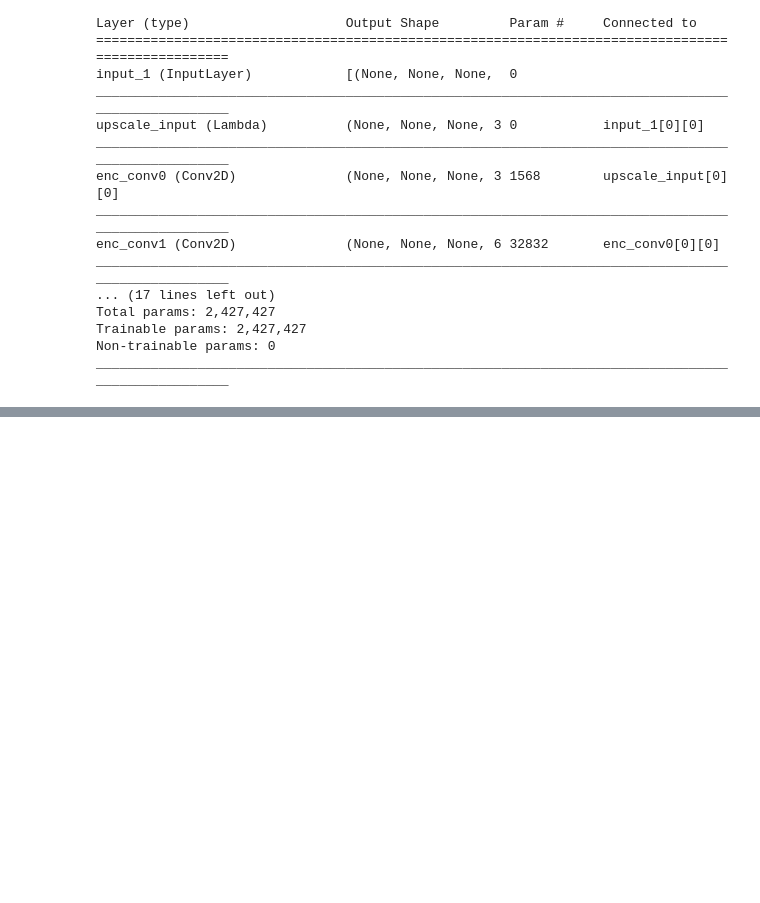
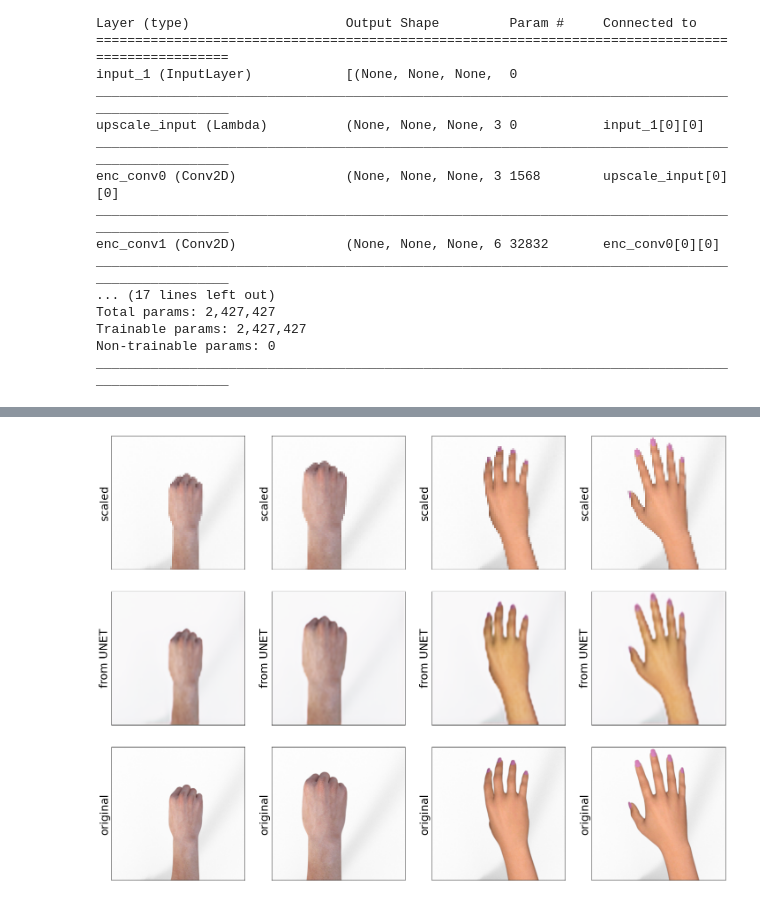
Before and after one commit to saahiluppal/image_super_resolution, a Jupyter notebook: super_res.ipynb, the cells around one changed output, grey strips where cells are left out. Cells and saved outputs as stored; diff of their text form; code cells hidden in the pictures; blank space fills up the shorter version.

Commit message:
done with unet

```diff
--- a/super_res.ipynb
+++ b/super_res.ipynb
@@ -254,0 +376,26 @@ figure.show()
+# %%
+kernel_size  =  4
+filters_orig = 32
+layer_depth  =  4
+use_batch_norm = BATCH_SIZE > 1
+# %%
+inputs = tf.keras.layers.Input(shape=(None, None, input_shape[-1]), name='input')
+resized_inputs = Upscale(name='upscale_input')(inputs)
+outputs = unet(resized_inputs, layer_depth, filters_orig, kernel_size, use_batch_norm)
+unet_model = tf.keras.Model(inputs, outputs)
+# %%
+callbacks = [
+    tf.keras.callbacks.EarlyStopping(patience=5, monitor='val_loss', restore_best_weights=True),
+]
+
+psnr_metric = functools.partial(tf.image.psnr, max_val=1.)
+psnr_metric.__name__ = 'psnr'
+
+optimizer = tf.keras.optimizers.Adam(learning_rate=1e-4)
+unet_model.compile(optimizer=optimizer, loss='mae', metrics=[psnr_metric])
+
+unet_model.fit(
+    train_hands_dataset, epochs=num_epochs, steps_per_epoch=train_steps_per_epoch,
+    validation_data = val_hands_dataset, validation_steps=val_steps_per_epoch,
+    callbacks=callbacks
+)
@@ -254,0 +421,10 @@ figure.show()
+# %%
+val_images_pred = unet_model.predict(val_images_input)
+# %%
+figure = plot_image_grid(
+    [val_images_input.numpy(), val_images_pred, val_images_target.numpy()],
+    titles=['scaled', 'from UNET', 'original'], transpose=True
+)
+figure.show()
+# %% [output]
+[figure, added]
```
Also changed, not shown: parts of 15 cells of this notebook.
